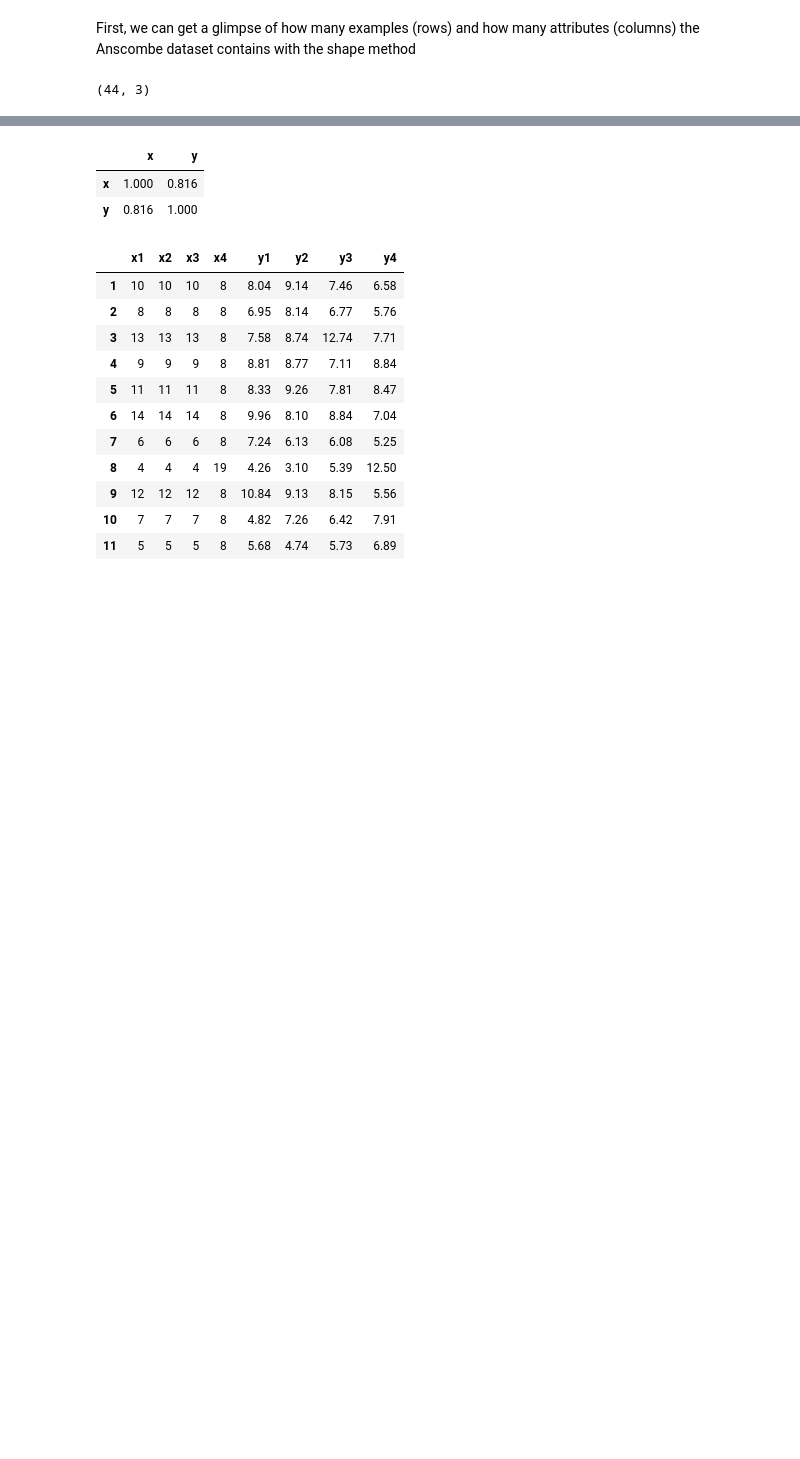
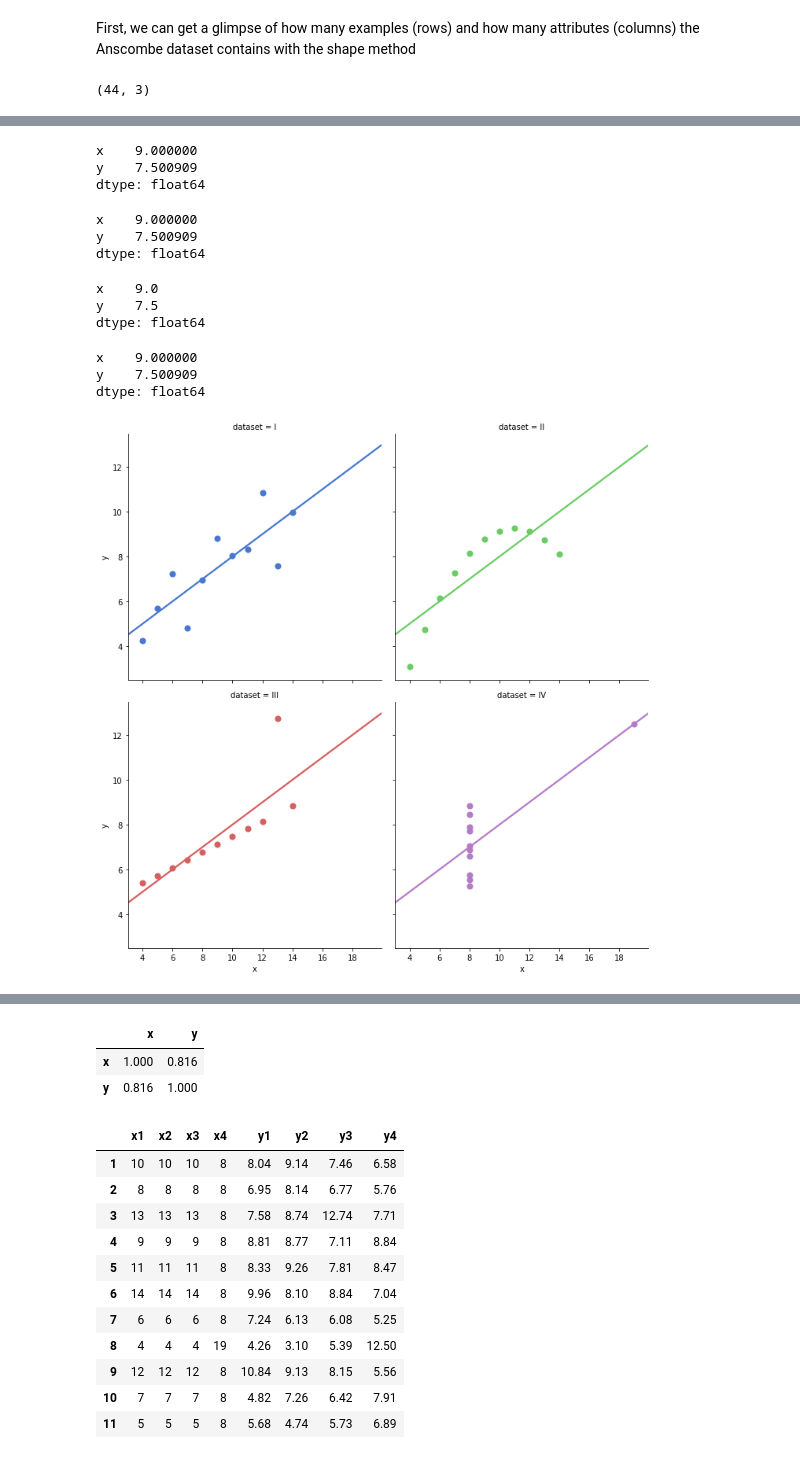
Before and after one commit to MarianneLawless/Fundamentals-of-DA-Pratical-Assignments, a Jupyter notebook: An Analysis of Anscombe's quartet dataset .ipynb, the cells around one changed output, grey strips where cells are left out. Saved outputs shown, nothing was run; the diff lists cells and outputs as text; code cells hidden in the pictures; blank space fills up the shorter version.

```diff
--- a/An Analysis of Anscombe's quartet dataset .ipynb
+++ b/An Analysis of Anscombe's quartet dataset .ipynb
@@ -46,6 +46,6 @@ import numpy as np #Quick summary statistics
 First of all, let us get the data set, that’s immediate to do as it comes ready loadable within the seaborn library:
 # %%
 import seaborn as sns
-quartet = sns.load_dataset("anscombe")
-quartet
+df = sns.load_dataset("anscombe")
+print(df)
 # %% [output]
@@ -88,0 +117,36 @@ np.round(quartet.describe()) # Rounds descriptive output data to 2 decimals
+# %%
+# Mean of Data Set I
+df.iloc[0:11].mean()
+# %% [output]
+x    9.000000
+y    7.500909
+dtype: float64
+# %%
+# Mean of Data Set II
+df.iloc[11:22].mean()
+# %% [output]
+x    9.000000
+y    7.500909
+dtype: float64
+# %%
+# Mean of Data Set III
+df.iloc[22:33].mean()
+# %% [output]
+x    9.0
+y    7.5
+dtype: float64
+# %%
+# Mean of Data Set IV
+df.iloc[33:44].mean()
+# %% [output]
+x    9.000000
+y    7.500909
+dtype: float64
+# %%
+import matplotlib.pyplot as plt
+sns.lmplot(x="x", y="y", col="dataset", hue="dataset", data=df,
+           col_wrap=2, ci=None, palette="muted",
+           scatter_kws={"s": 50, "alpha": 1})
+plt.show()
+# %% [output]
+[figure, added]
```
Also changed, not shown: parts of 13 cells of this notebook.
